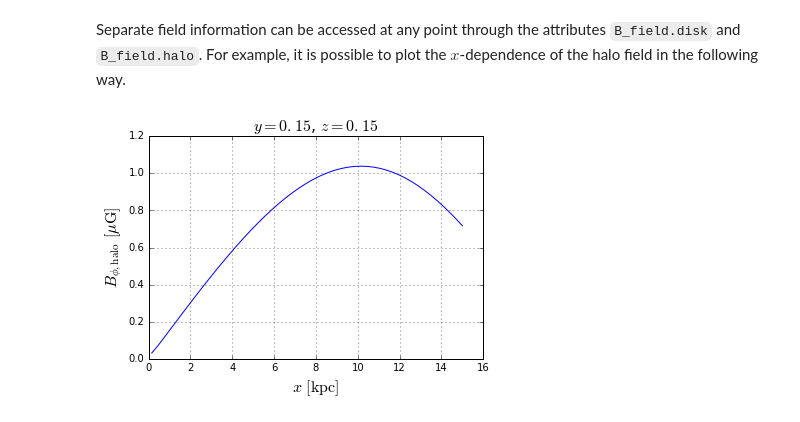
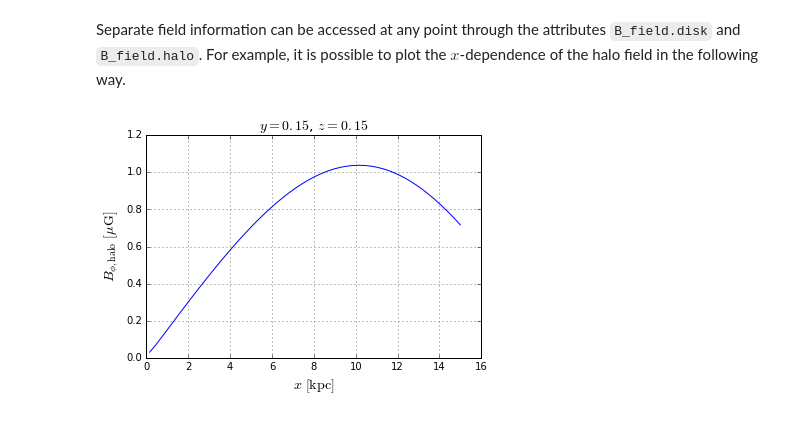
Before and after one commit to luizfelippesr/galmag, a Jupyter notebook: gmf_tool_tutorial.ipynb, the cells around one changed output. Saved outputs shown, nothing was run; the diff lists cells and outputs as text; code cells hidden in the pictures.

```diff
--- a/gmf_tool_tutorial.ipynb
+++ b/gmf_tool_tutorial.ipynb
@@ -89,12 +89,12 @@ $x$-dependence of the halo field in the following way.
 # %%
 x = array(B.grid.x)
 Bphi_halo = array(B.halo.phi)
 y = B.grid.x[50,50,50]
 z = B.grid.x[50,50,50]
-title('$y={0:.2f}$, $z={1:.2f}$'.format(y,z), fontsize=16)
+title('$y={0:.2f}$, $z={1:.2f}$'.format(y,z), fontsize=14)
 plot(x[50:,50,50], Bphi_halo[50:,50,50], )
-xlabel(r'$x\,\,[{\rm kpc}]$', fontsize=16)
-ylabel(r'$B_{\phi,\rm halo}\,\,[\mu{\rm G}]$', fontsize=16)
+xlabel(r'$x\,\,[{\rm kpc}]$', fontsize=14)
+ylabel(r'$B_{\phi,\rm halo}\,\,[\mu{\rm G}]$', fontsize=14)
 grid()
 # %% [output]
-[figure, old version]
+[figure, new version]
```
Also changed, not shown: parts of 5 cells of this notebook.
